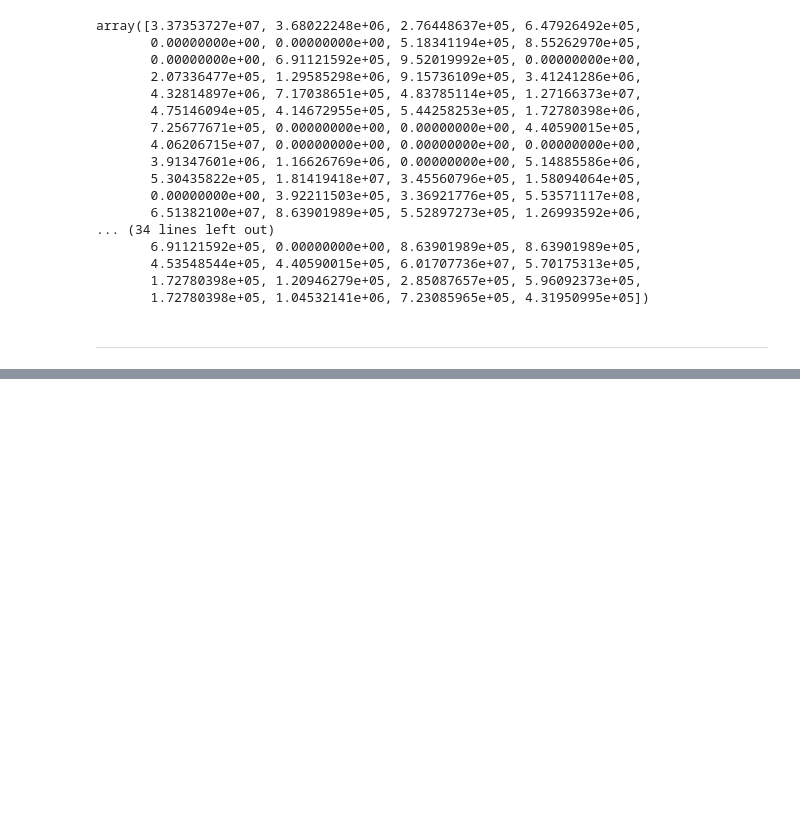
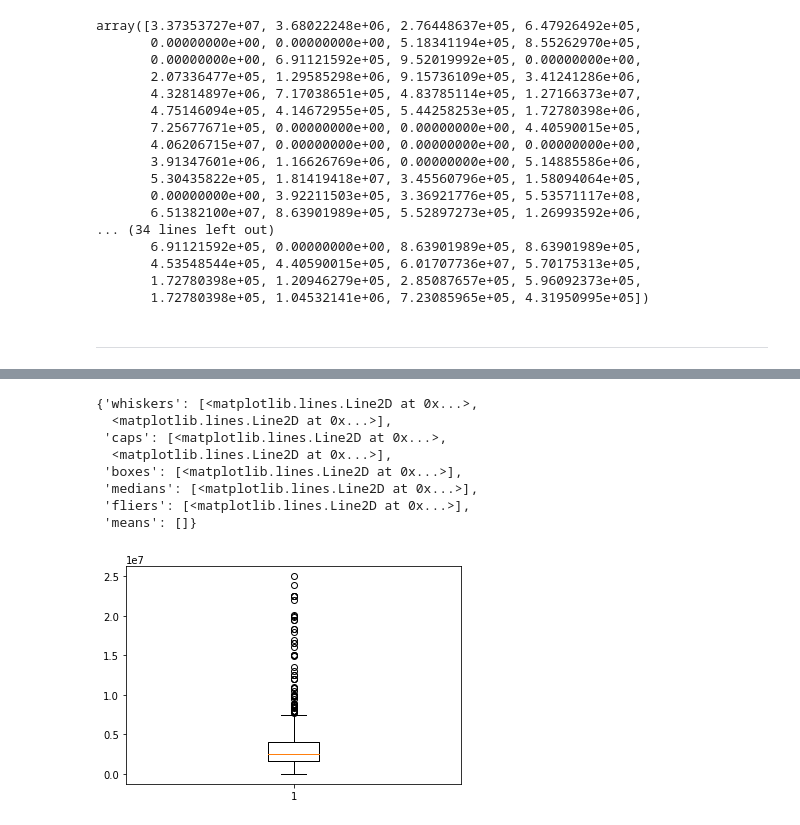
Before and after one commit to NahataiTep/DPDM65, a Jupyter notebook: Final.ipynb, the cells around one changed output, grey strips where cells are left out. Cells and saved outputs as stored; diff of their text form; code cells hidden in the pictures; blank space fills up the shorter version.

```diff
--- a/Final.ipynb
+++ b/Final.ipynb
@@ -308,0 +560,6 @@ array([3.37353727e+07, 3.68022248e+06, 2.76448637e+05, 6.47926492e+05,
+# %%
+Data4 = Data3.loc[Data3['sell_price'] != max(Data3['sell_price'])]
+Data4 = Data4.loc[Data4['sell_price'] != max(Data4['sell_price'])]
+Data4 = Data4.loc[Data4['sell_price'] != max(Data4['sell_price'])]
+Data4 = Data4.loc[Data4['sell_price'] != max(Data4['sell_price'])]
+Data4
@@ -308,0 +580,12 @@ array([3.37353727e+07, 3.68022248e+06, 2.76448637e+05, 6.47926492e+05,
+# %%
+plt.boxplot(Data4['sell_price'])
+# %% [output]
+{'whiskers': [<matplotlib.lines.Line2D at 0x...>,
+  <matplotlib.lines.Line2D at 0x...>],
+ 'caps': [<matplotlib.lines.Line2D at 0x...>,
+  <matplotlib.lines.Line2D at 0x...>],
+ 'boxes': [<matplotlib.lines.Line2D at 0x...>],
+ 'medians': [<matplotlib.lines.Line2D at 0x...>],
+ 'fliers': [<matplotlib.lines.Line2D at 0x...>],
+ 'means': []}
+[figure, added]
```
Also changed, not shown: parts of 80 cells of this notebook.
